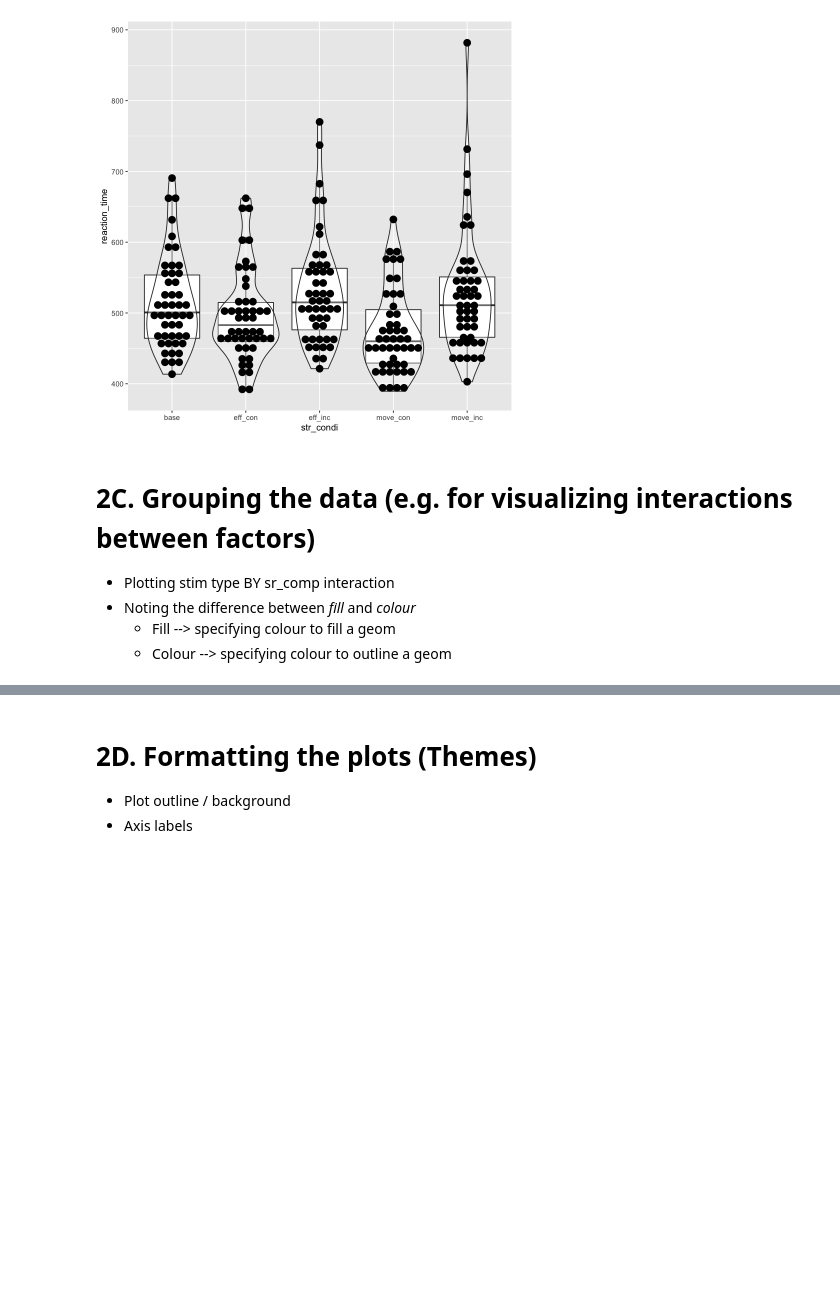
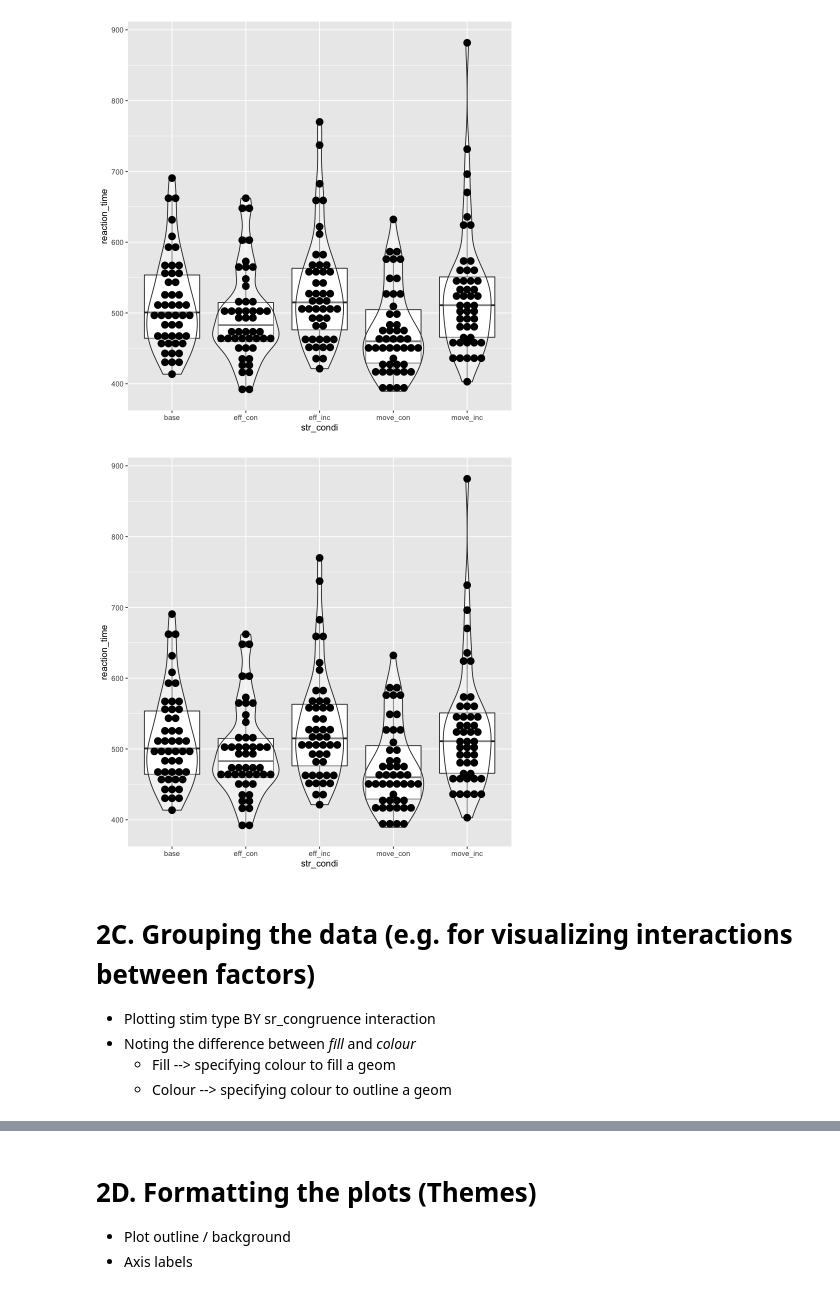
Before and after one commit to hogeveen-lab/DSPN_Fall2022_Git, a Jupyter notebook: dspn_fall2022_lecture16_visualization3.ipynb, the cells around one changed output, grey strips where cells are left out. Saved outputs shown, nothing was run; the diff lists cells and outputs as text; code cells hidden in the pictures; blank space fills up the shorter version.

```diff
--- a/dspn_fall2022_lecture16_visualization3.ipynb
+++ b/dspn_fall2022_lecture16_visualization3.ipynb
@@ -193,10 +193,17 @@ ggplot(df_sum) +
     geom_dotplot(aes(x = str_condi, y = reaction_time), color = "black", binaxis='y', binwidth = 10, stackdir='center')
 # %% [output]
 [figure]
+# %%
+ggplot(df_sum,aes(x = str_condi,y = reaction_time)) +
+    geom_boxplot() +
+    geom_violin(alpha=0.4) +
+    geom_dotplot(color = "black", binaxis='y', binwidth = 10, stackdir='center')
+# %% [output]
+[figure, added]
 # %% [markdown]
 # 2C. Grouping the data (e.g. for visualizing interactions between factors)
 
-* Plotting stim type BY sr_comp interaction
+* Plotting stim type BY sr_congruence interaction
 * Noting the difference between _fill_ and _colour_
     * Fill --> specifying colour to fill a geom
     * Colour --> specifying colour to outline a geom
```
Also changed, not shown: parts of 13 cells of this notebook, 1 other file.
